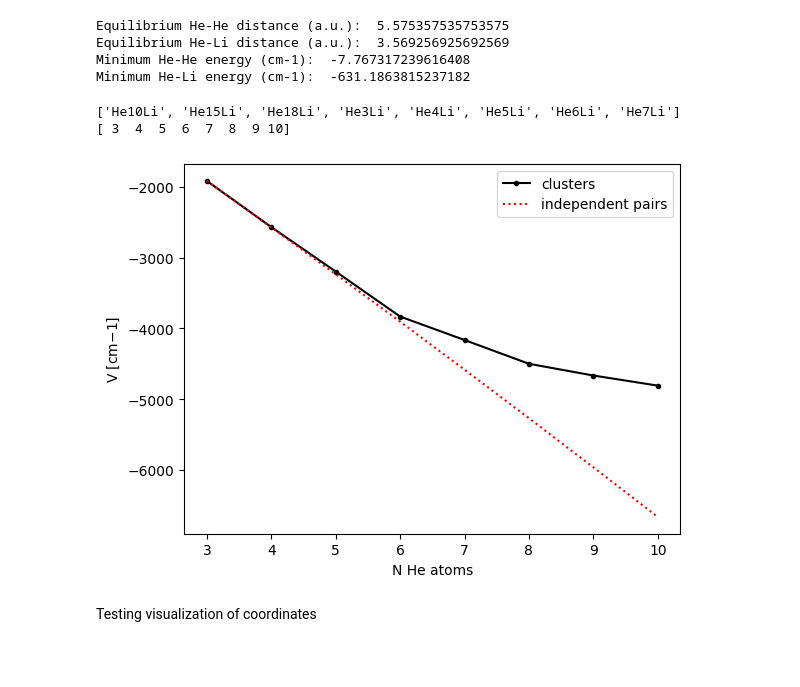
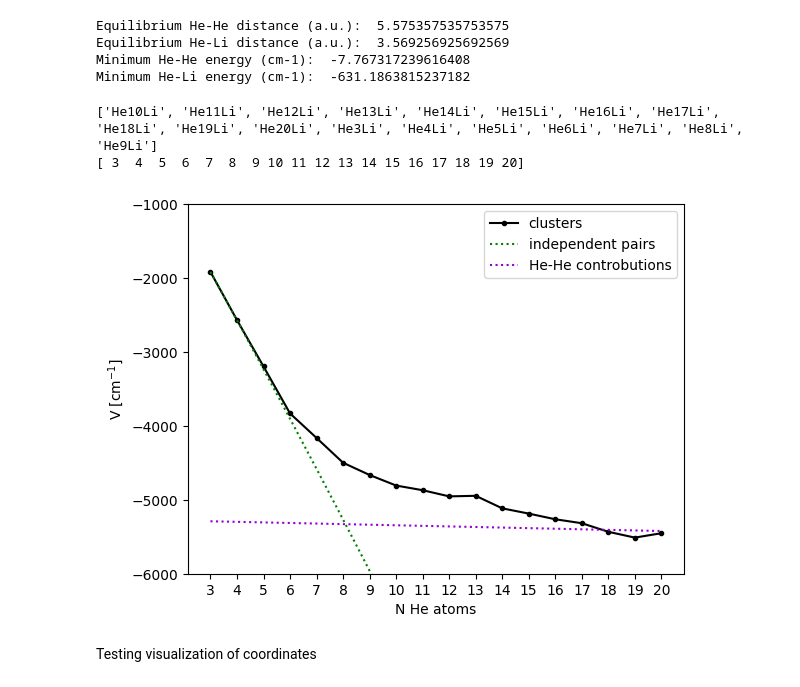
Before and after one commit to diegonti/ICC, a Jupyter notebook: Final Project/testingMC.ipynb, the cells around one changed output. Cells and saved outputs as stored; diff of their text form; code cells hidden in the pictures; blank space fills up the shorter version.

Commit message:
Completed notebook with plot generation of runs and potentials

```diff
--- a/Final Project/testingMC.ipynb
+++ b/Final Project/testingMC.ipynb
@@ -137,35 +137,45 @@ def minimum(N_He):
     HeHe_pairs = VminHeHe*comb(N_He,2)
     ideal_minim = HeLi_pairs+HeHe_pairs
     return ideal_minim
+def HeHecontributions(N_He):
+    base = minimum(8) #- VminHeHe*comb(8,2)
+    HeHe = VminHeHe*N_He
+    return base+HeHe
 # %%
 # Energies of the different runs
 target = "Minimum energy found"
 runs = os.listdir("./runs/")
 energies,times,systems = [],[],[]
 # for i,run in enumerate(runs,start=3):
-for i in range(3,10+1):
+N_He = np.arange(3,20+1)
+for i in N_He:
     if runs[i-3].startswith("He"):
-        path = f"./runs/He{i}Li/out.log"
+        path = f"./runs/He{i}Li/out{i}.log"
         with open(path,"r") as inFile:
             for line in inFile:
                 if target in line:
                     minE = line.strip().split()[-1]
                     energies.append(float(minE))
         systems.append(runs[i-3])
 energies = np.array(energies)
 print(systems)
 
-N_He = np.arange(3,10+1)
 m = minimum(N_He)
+HeHecontr = HeHecontributions(N_He)
+tick_step = 1
 plt.plot(N_He,energies,"-k.",label="clusters")
-plt.plot(N_He,m,"r:",label="independent pairs")
-plt.xlabel("N He atoms");plt.ylabel("V [cm$-1$]")
+plt.plot(N_He,m,"g:",label="independent pairs")
+plt.plot(N_He,HeHecontr,":",c="darkviolet",label="He-He controbutions")
+plt.xlabel("N He atoms");plt.ylabel("V [cm$^{-1}$]")
+plt.ylim(ymin=-6000,ymax=-1000)
+plt.xticks(np.arange(N_He[0], N_He[-1]+tick_step, tick_step))
 plt.legend()
 print(N_He)
+plt.savefig("energies.jpg",dpi=600)
 # %% [output]
-['He10Li', 'He15Li', 'He18Li', 'He3Li', 'He4Li', 'He5Li', 'He6Li', 'He7Li']
-[ 3  4  5  6  7  8  9 10]
+['He10Li', 'He11Li', 'He12Li', 'He13Li', 'He14Li', 'He15Li', 'He16Li', 'He17Li', 'He18Li', 'He19Li', 'He20Li', 'He3Li', 'He4Li', 'He5Li', 'He6Li', 'He7Li', 'He8Li', 'He9Li']
+[ 3  4  5  6  7  8  9 10 11 12 13 14 15 16 17 18 19 20]
-[figure, old version]
+[figure, new version]
 # %% [markdown]
 Testing visualization of coordinates
 # %%
```
Also changed, not shown: parts of 1 cell of this notebook.
